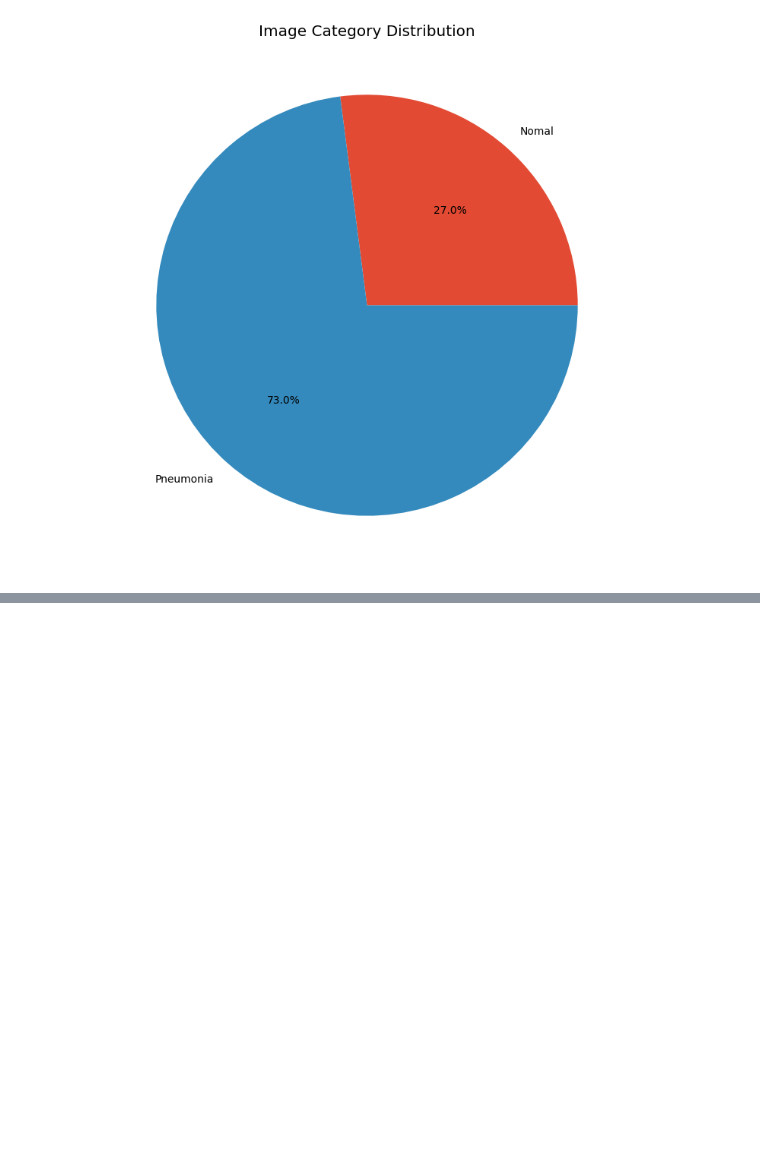
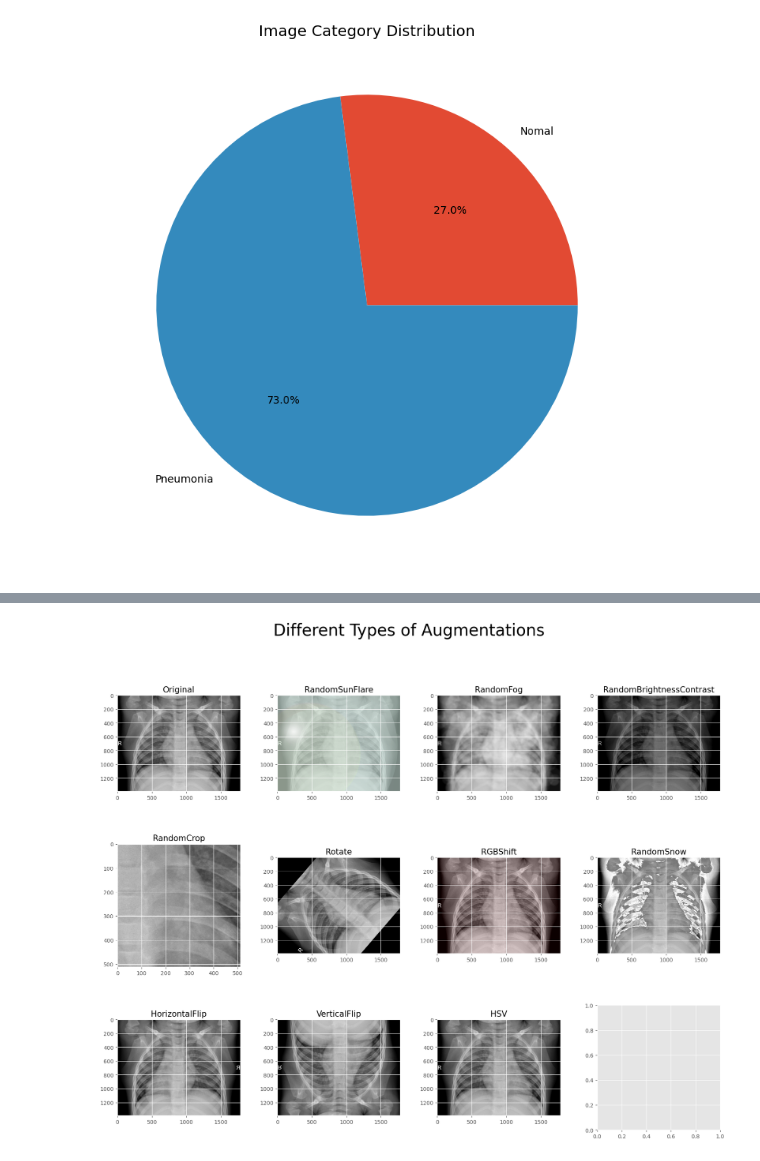
Before and after one commit to mithun6gowda/Pneumonia-Detection-GANS, a Jupyter notebook: GANS Models/chect-x-ray-gan.ipynb, the cells around one changed output, grey strips where cells are left out. Drawn from its saved outputs; the diff is of its cells as text; code cells hidden in the pictures; blank space fills up the shorter version.

```diff
--- a/GANS Models/chect-x-ray-gan.ipynb
+++ b/GANS Models/chect-x-ray-gan.ipynb
@@ -102,0 +146,38 @@ plt.show()
+# %%
+import albumentations as  A
+
+chosen_image = cv2.imread(images[25])
+
+albumentation_list = [
+    A.RandomSunFlare(p=1),
+    A.RandomFog(p=1),
+    A.RandomBrightnessContrast(p=1),  # Corrected
+    A.RandomCrop(p=1, height=512, width=512),
+    A.Rotate(p=1, limit=90),
+    A.RGBShift(p=1),
+    A.RandomSnow(p=1),
+    A.HorizontalFlip(p=1),
+    A.VerticalFlip(p=1),
+    A.HueSaturationValue(p=1, hue_shift_limit=20, sat_shift_limit=30, val_shift_limit=50)
+]
+
+img_matrix_list = []
+bboxes_list = []
+for aug_type in albumentation_list:
+    img = aug_type(image=chosen_image)['image']
+    img_matrix_list.append(img)
+
+# Include the original image at the start of the list
+img_matrix_list.insert(0, chosen_image)
+
+# Updated titles list
+titles_list = [
+    "Original", "RandomSunFlare", "RandomFog", "RandomBrightnessContrast",
+    "RandomCrop", "Rotate", "RGBShift", "RandomSnow",
+    "HorizontalFlip", "VerticalFlip", "HSV"
+]
+
+# Assuming plot_multiple_img is a function to display multiple images
+plot_multiple_img(img_matrix_list, titles_list, ncols=4, main_title="Different Types of Augmentations")
+# %% [output]
+[figure, added]
```
Also changed, not shown: parts of 7 cells of this notebook.
